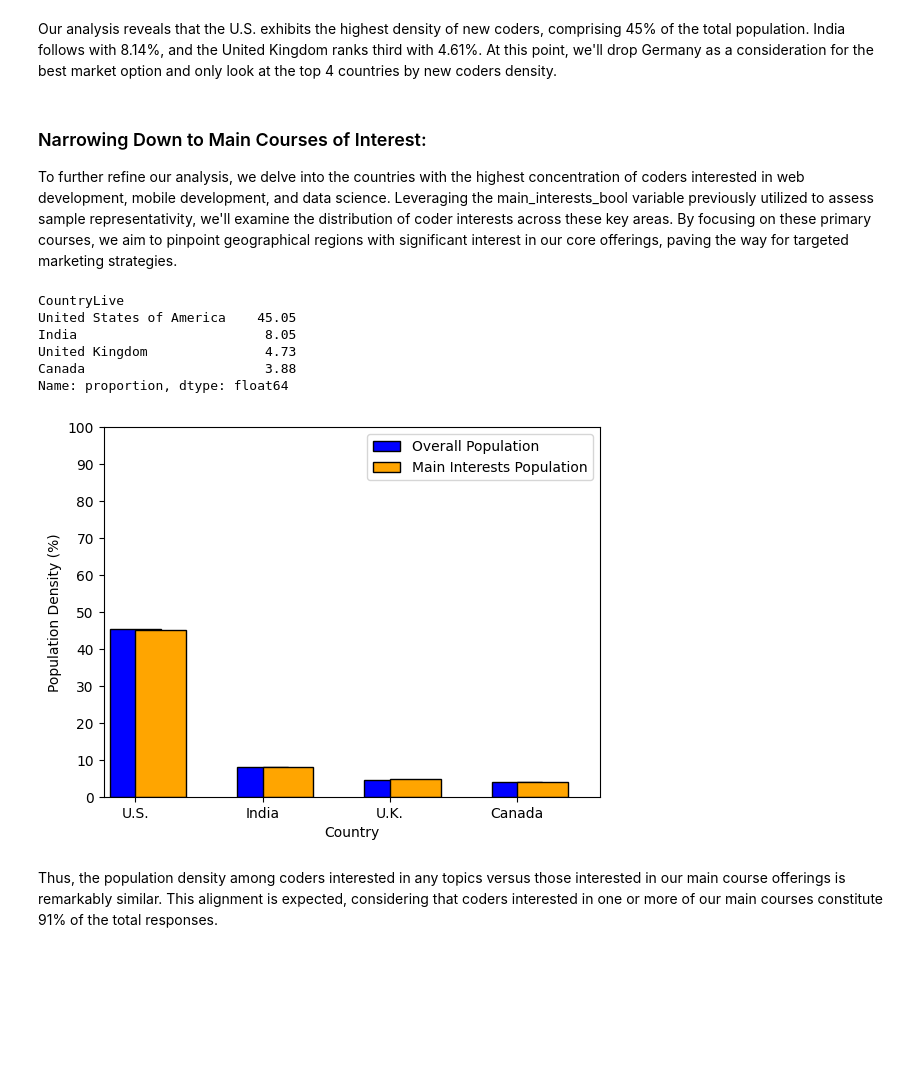
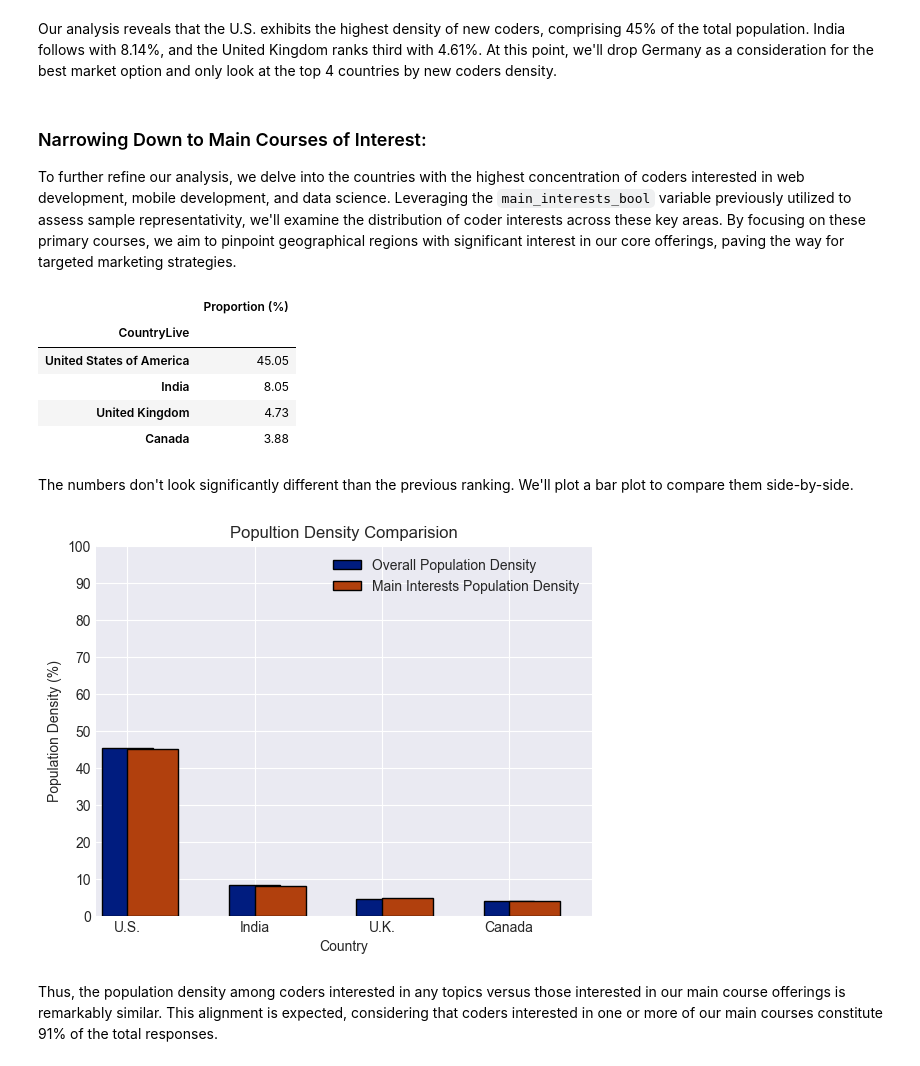
Before and after one commit to shree131/best-market-to-advertise-case_study, a Jupyter notebook: Best_Market_Analysis_Report.ipynb, the cells around one changed output. Cells and saved outputs as stored; diff of their text form; code cells hidden in the pictures; blank space fills up the shorter version.

Commit message:
Refactored Subscription Analysis

```diff
--- a/Best_Market_Analysis_Report.ipynb
+++ b/Best_Market_Analysis_Report.ipynb
@@ -462,7 +493,7 @@ Our analysis reveals that the U.S. exhibits the highest density of new coders, c
 # %% [markdown]
 ### Narrowing Down to Main Courses of Interest:
 
-To further refine our analysis, we delve into the countries with the highest concentration of coders interested in web development, mobile development, and data science. Leveraging the main_interests_bool variable previously utilized to assess sample representativity, we'll examine the distribution of coder interests across these key areas. By focusing on these primary courses, we aim to pinpoint geographical regions with significant interest in our core offerings, paving the way for targeted marketing strategies.
+To further refine our analysis, we delve into the countries with the highest concentration of coders interested in web development, mobile development, and data science. Leveraging the `main_interests_bool` variable previously utilized to assess sample representativity, we'll examine the distribution of coder interests across these key areas. By focusing on these primary courses, we aim to pinpoint geographical regions with significant interest in our core offerings, paving the way for targeted marketing strategies.
 # %%
 # Filter the dataset to focus on respondents interested in the main courses offered
 main_interests_bool = survey_responses['JobRoleInterest'].str.lower().str.contains('web developer|mobile developer|data scientist')
@@ -470,30 +501,41 @@ main_interests_bool = survey_responses['JobRoleInterest'].str.lower().str.contai
 # Calculate the distribution of these respondents by the top 4 countries.
 top_countries_main_interests = round(survey_responses.loc[main_interests_bool, 'CountryLive'].value_counts(normalize=True) * 100, 2)[:4]
 
-top_countries_main_interests
+formatTable(['Proportion (%)'], [top_countries_main_interests])
 # %% [output]
-CountryLive
-United States of America    45.05
-India                        8.05
-United Kingdom               4.73
-Canada                       3.88
-Name: proportion, dtype: float64
+|  | Proportion (%) |
+| CountryLive |  |
+| United States of America | 45.05 |
+| India | 8.05 |
+| United Kingdom | 4.73 |
+| Canada | 3.88 |
+# %% [markdown]
+The numbers don't look significantly different than the previous ranking. We'll plot a bar plot to compare them side-by-side.
 # %%
-# Plotting the bar chart for overall population density
-overall_population = top_5_countries
-overall_plot = overall_population.plot.bar(edgecolor='black', color='blue', align='center', width=0.4, label='Overall Population', rot=0)
+# Plotting the bar chart for the overall population density
+overall_population_density = top_5_countries
+overall_population_plot = overall_population_density.plot.bar(
+    edgecolor='black', color=colors[0], align='center', width=0.4, label='Overall Population Density', rot=0
+)
 
-# Plotting the bar chart for main interests population density
+# Plotting the bar chart for population density for the three main interests
 main_interests_population = top_countries_main_interests
-main_interests_plot = main_interests_population.plot.bar(edgecolor='black', color='orange', align='edge', width=0.4, label='Main Interests Population', rot=0)
+main_interests_plot = main_interests_population.plot.bar(
+    edgecolor='black', color=colors[1], align='edge', width=0.4, label='Main Interests Population Density', rot=0
+)
 
+# Adding titles, labels, and legend
+plt.title('Popultion Density Comparision')
 plt.xlabel('Country')
 plt.ylabel('Population Density (%)')
+plt.legend()
+
+# Customizing the ticks on the x-axis and the y-axis
 plt.yticks(range(0, 101, 10))
 plt.xticks([0, 1, 2, 3], ['U.S.', 'India', 'U.K.', 'Canada'])
-plt.legend()
+
 plt.show();
 # %% [output]
-[figure, old version]
+[figure, new version]
 # %% [markdown]
 Thus, the population density among coders interested in any topics versus those interested in our main course offerings is remarkably similar. This alignment is expected, considering that coders interested in one or more of our main courses constitute 91% of the total responses.
```
Also changed, not shown: parts of 42 cells of this notebook.
